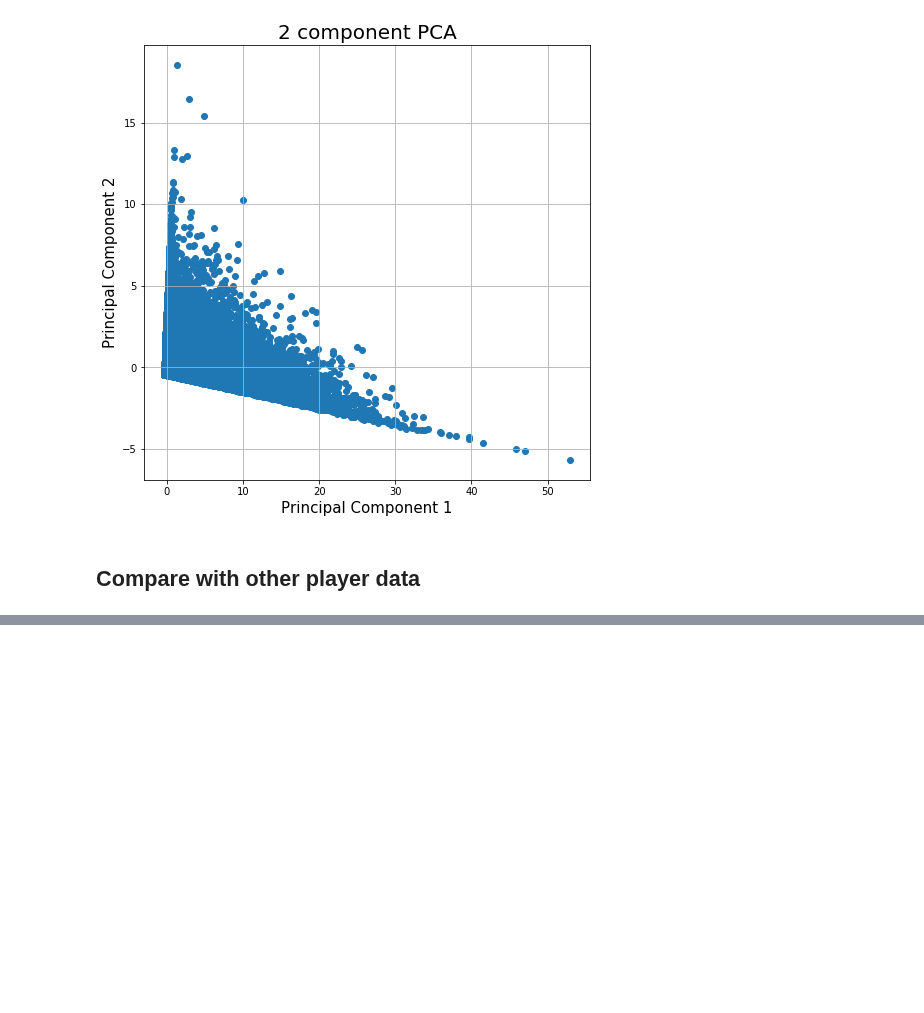
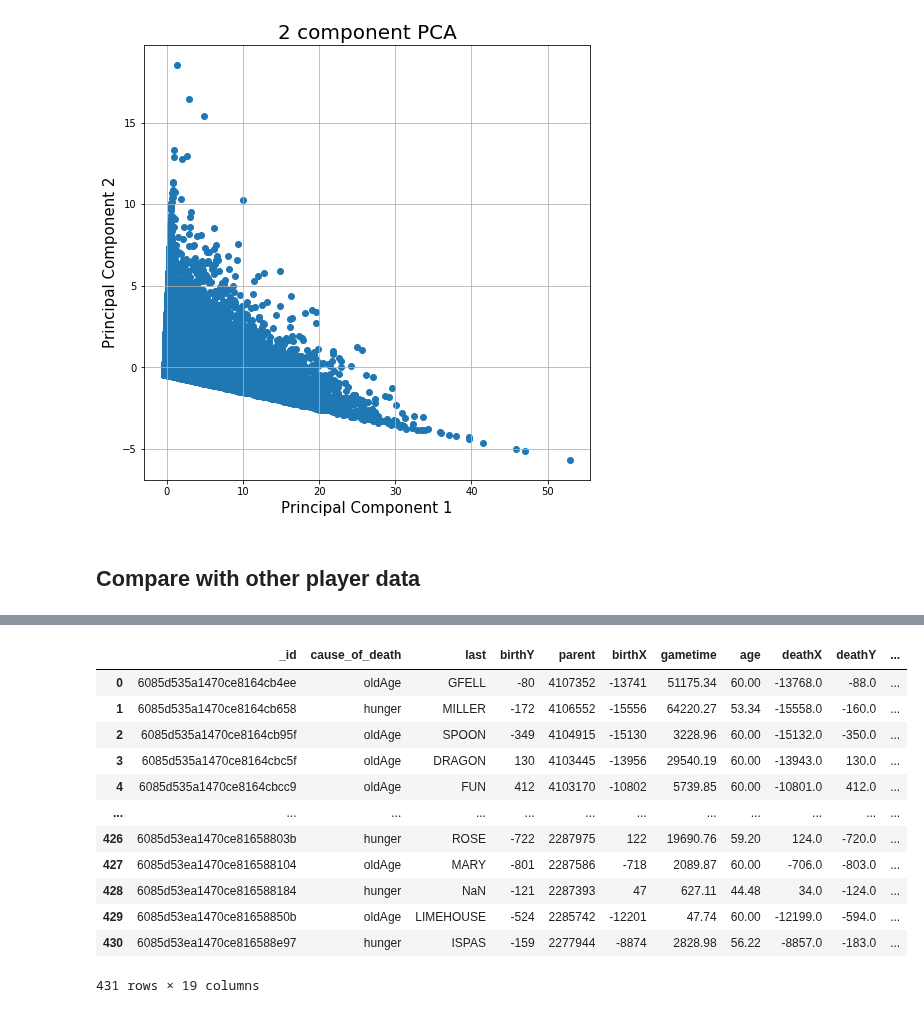
Before and after one commit to nataliavelez/OneHourOneLife, a Jupyter notebook: jobspace/nmf.ipynb, the cells around one changed output, grey strips where cells are left out. Cells and saved outputs as stored; diff of their text form; code cells hidden in the pictures; blank space fills up the shorter version.

```diff
--- a/jobspace/nmf.ipynb
+++ b/jobspace/nmf.ipynb
@@ -425,3 +457,19 @@ NameError: name 'playerDF' is not defined
+# %%
+playerDF
+# %% [output]
+|  | _id | cause_of_death | last | birthY | parent | birthX | gametime | age | deathX | deathY | ... |
+| 0 | 6085d535a1470ce8164cb4ee | oldAge | GFELL | -80 | 4107352 | -13741 | 51175.34 | 60.00 | -13768.0 | -88.0 | ... |
+| 1 | 6085d535a1470ce8164cb658 | hunger | MILLER | -172 | 4106552 | -15556 | 64220.27 | 53.34 | -15558.0 | -160.0 | ... |
+| 2 | 6085d535a1470ce8164cb95f | oldAge | SPOON | -349 | 4104915 | -15130 | 3228.96 | 60.00 | -15132.0 | -350.0 | ... |
+| 3 | 6085d535a1470ce8164cbc5f | oldAge | DRAGON | 130 | 4103445 | -13956 | 29540.19 | 60.00 | -13943.0 | 130.0 | ... |
+| 4 | 6085d535a1470ce8164cbcc9 | oldAge | FUN | 412 | 4103170 | -10802 | 5739.85 | 60.00 | -10801.0 | 412.0 | ... |
+| ... | ... | ... | ... | ... | ... | ... | ... | ... | ... | ... | ... |
+| 426 | 6085d53ea1470ce81658803b | hunger | ROSE | -722 | 2287975 | 122 | 19690.76 | 59.20 | 124.0 | -720.0 | ... |
+| 427 | 6085d53ea1470ce816588104 | oldAge | MARY | -801 | 2287586 | -718 | 2089.87 | 60.00 | -706.0 | -803.0 | ... |
+| 428 | 6085d53ea1470ce816588184 | hunger | NaN | -121 | 2287393 | 47 | 627.11 | 44.48 | 34.0 | -124.0 | ... |
+| 429 | 6085d53ea1470ce81658850b | oldAge | LIMEHOUSE | -524 | 2285742 | -12201 | 47.74 | 60.00 | -12199.0 | -594.0 | ... |
+| 430 | 6085d53ea1470ce816588e97 | hunger | ISPAS | -159 | 2277944 | -8874 | 2828.98 | 56.22 | -8857.0 | -183.0 | ... |
+431 rows × 19 columns
 # %%
 #add latent dimensions
 jobDF = playerDF
```
Also changed, not shown: parts of 16 cells of this notebook, 1 other file.
